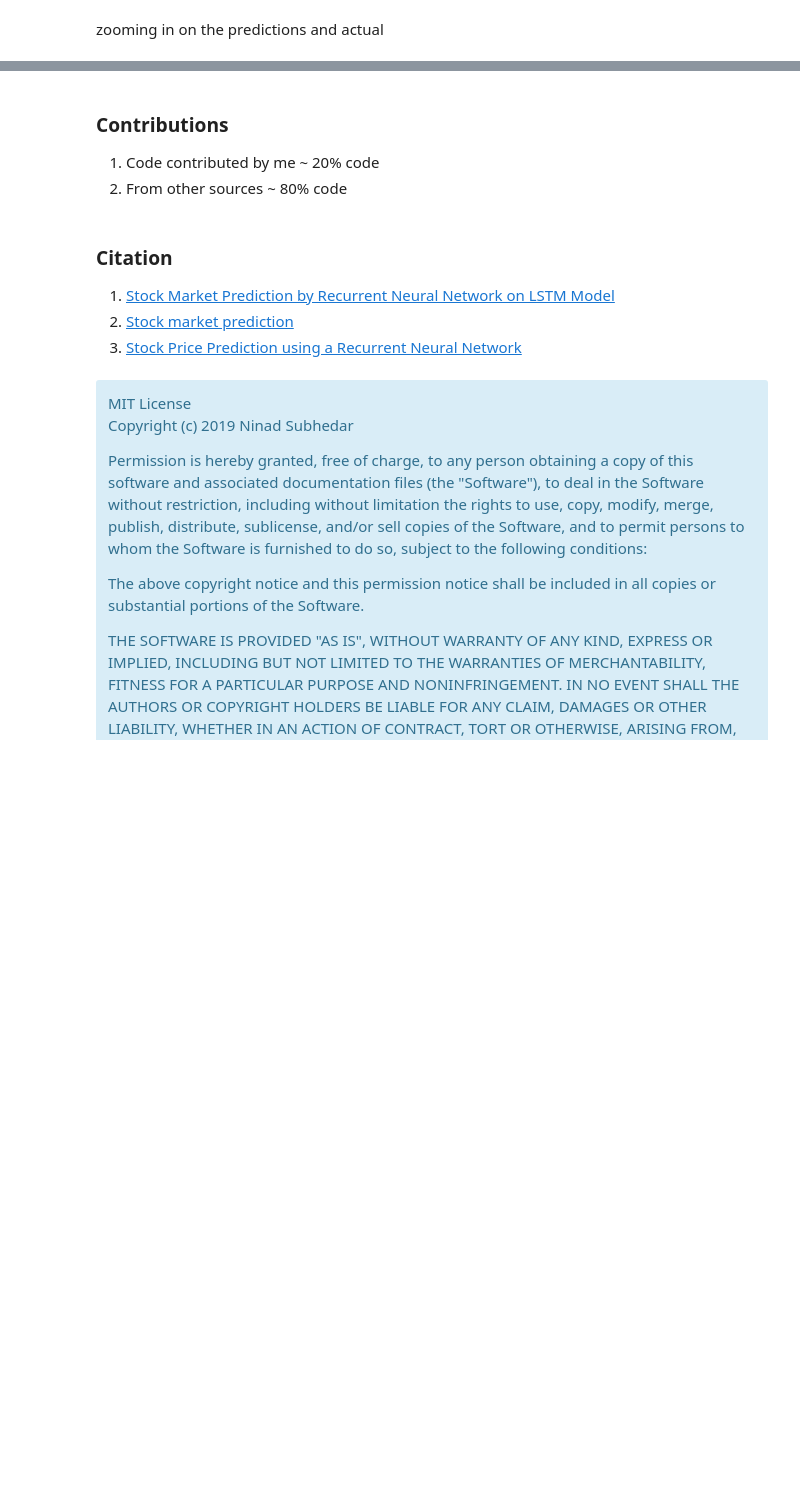
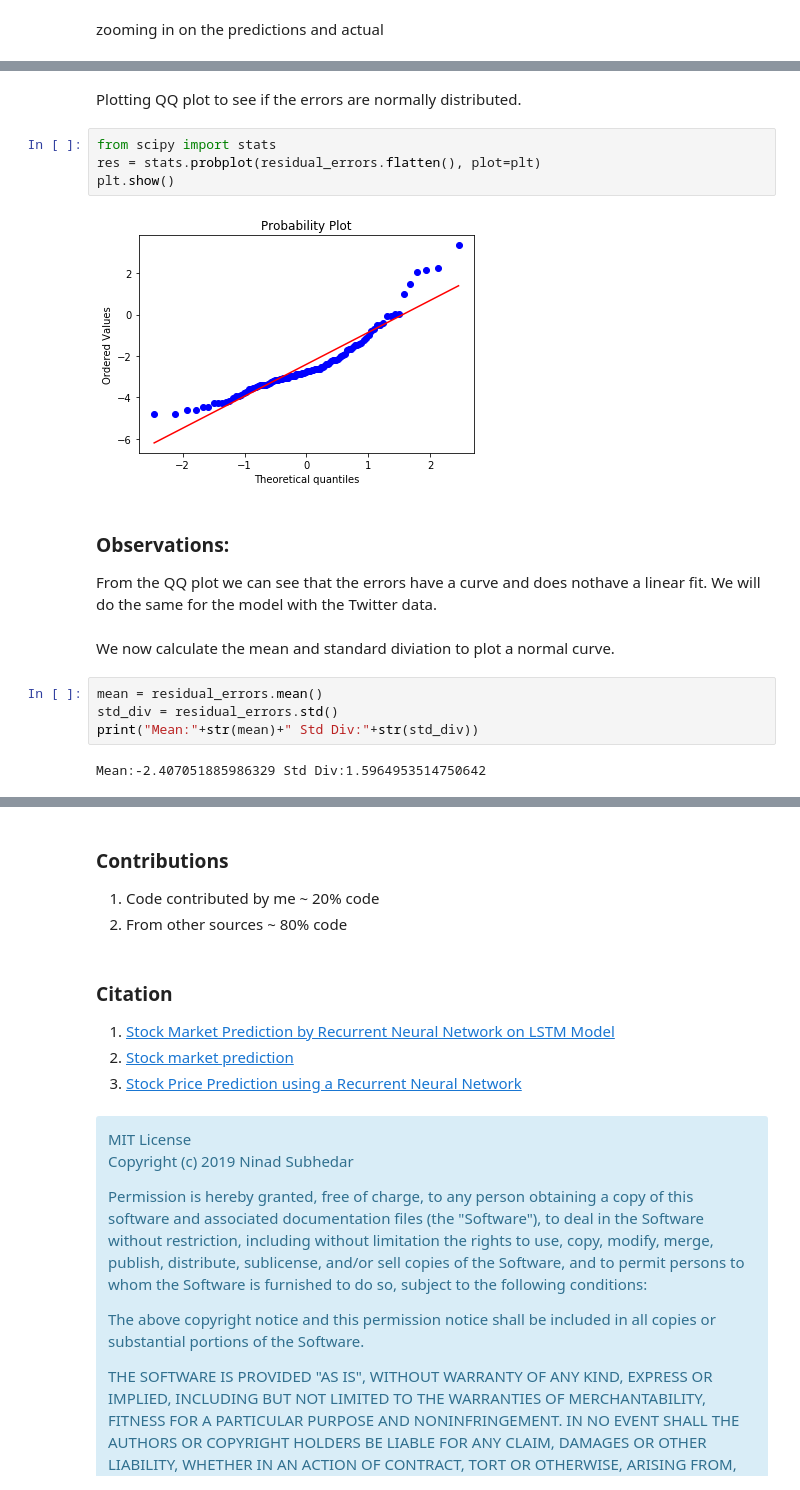
Before and after one commit to ninadsubhedar/StockPredictionWithLSTM, a Jupyter notebook: StockPricePredictionWithLSTM.ipynb, the cells around one changed output, grey strips where cells are left out. Saved outputs shown, nothing was run; the diff lists cells and outputs as text; blank space fills up the shorter version.

```diff
--- a/StockPricePredictionWithLSTM.ipynb
+++ b/StockPricePredictionWithLSTM.ipynb
@@ -203,0 +213,20 @@ plt.legend()
+# %% [markdown]
+Plotting QQ plot to see if the errors are normally distributed.
+# %%
+from scipy import stats
+res = stats.probplot(residual_errors.flatten(), plot=plt)
+plt.show()
+# %% [output]
+[figure, added]
+# %% [markdown]
+### Observations:
+
+From the QQ plot we can see that the errors have a curve and does nothave a linear fit. We will do the same for the model with the Twitter data.
+# %% [markdown]
+We now calculate the mean and standard diviation to plot a normal curve.
+# %%
+mean = residual_errors.mean()
+std_div = residual_errors.std()
+print("Mean:"+str(mean)+" Std Div:"+str(std_div))
+# %% [output]
+Mean:-2.407051885986329 Std Div:1.5964953514750642
```
Also changed, not shown: parts of 21 cells of this notebook, 8 other files.
